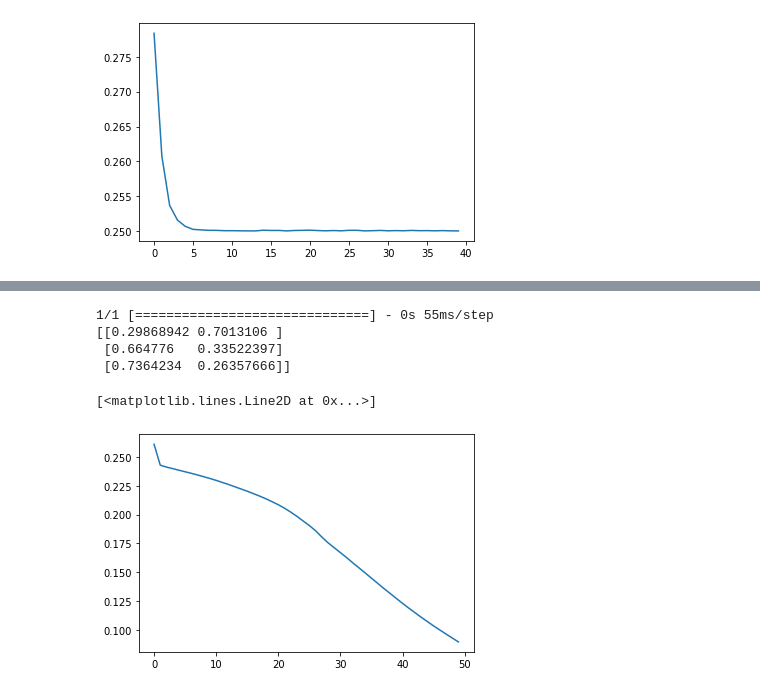
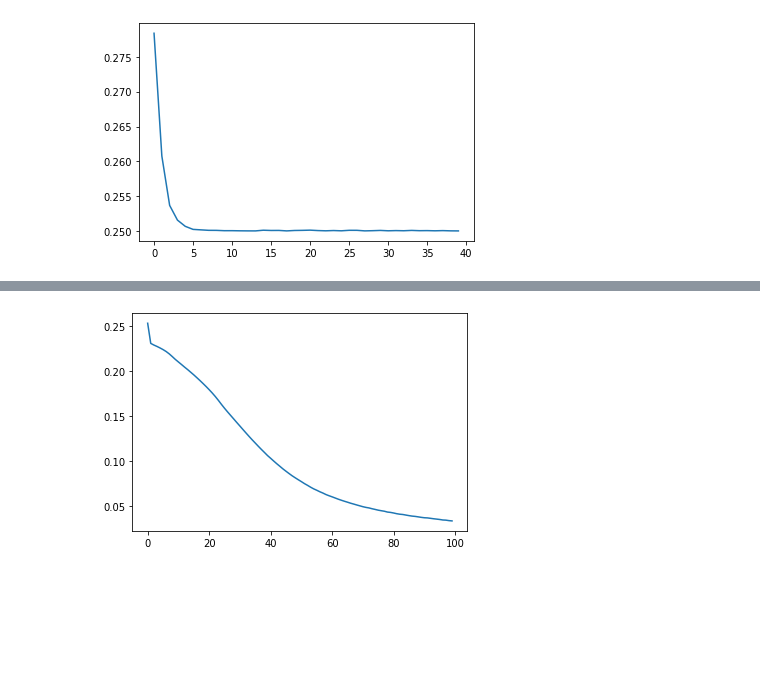
Before and after one commit to yooyeollee/2022, a Jupyter notebook: Very_simple_ANN.ipynb, the cells around one changed output, grey strips where cells are left out. Saved outputs shown, nothing was run; the diff lists cells and outputs as text; code cells hidden in the pictures; blank space fills up the shorter version.

```diff
--- a/Very_simple_ANN.ipynb
+++ b/Very_simple_ANN.ipynb
@@ -184,12 +184,12 @@ x_2=np.array([10,24.6, 30])
 model = Sequential()
 
 model.add(Dense(10, input_dim=1, activation='sigmoid'))
-model.add(Dense(30, activation='sigmoid'))
+model.add(Dense(40, activation='sigmoid'))
 model.add(Dense(2,activation='softmax'))
 
 model.compile(loss='mse', optimizer='sgd')
 
-history = model.fit(x,y,epochs=50, batch_size=30)
+history = model.fit(x,y,epochs=100, batch_size=30)
 
 loss = model.evaluate(x,y)
 
@@ -225,6 +225 @@ WARNING:tensorflow:6 out of the last 6 calls to <function Model.make_predict_fun
-1/1 [==============================] - 0s 55ms/step
-[[0.29868942 0.7013106 ]
- [0.664776   0.33522397]
- [0.7364234  0.26357666]]
-[<matplotlib.lines.Line2D at 0x...>]
-[figure, old version]
+[figure, new version]
```
Also changed, not shown: parts of 1 cell of this notebook.
